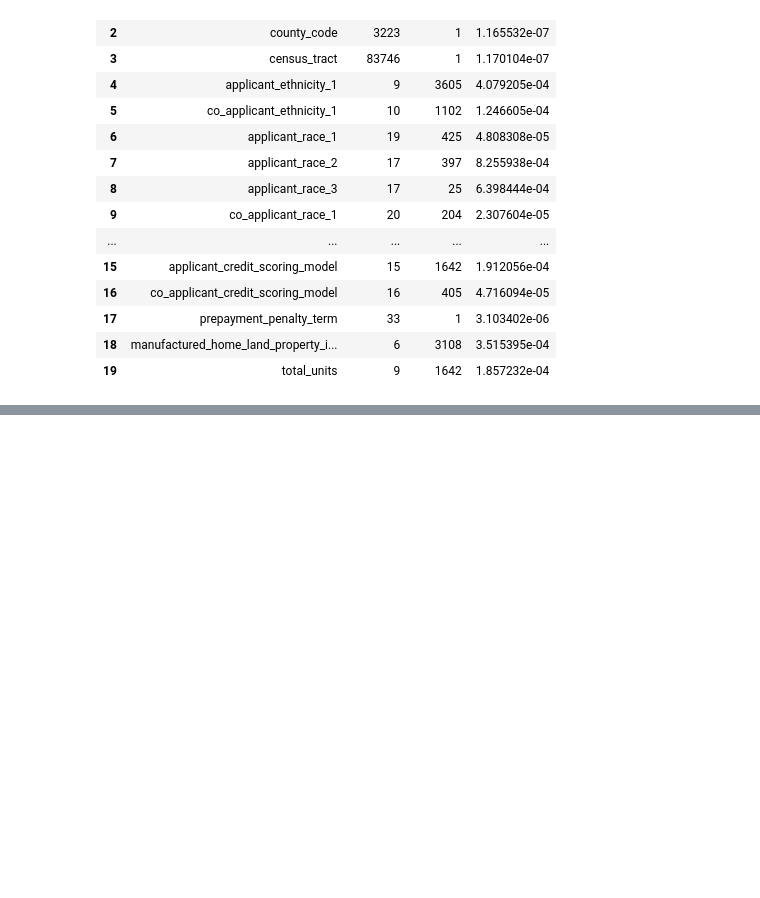
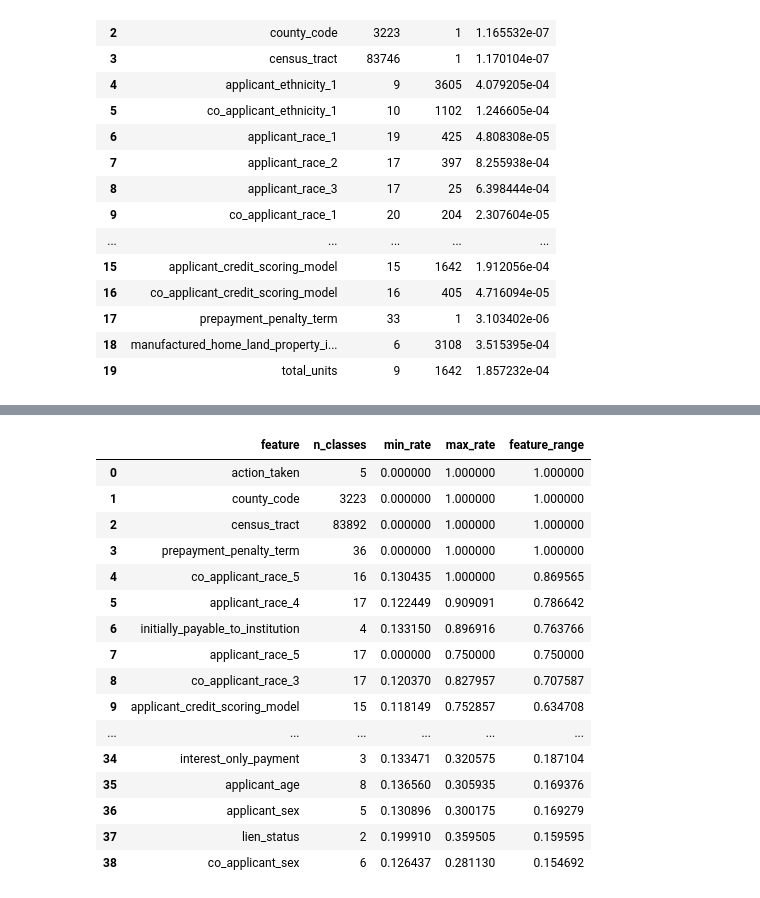
Before and after one commit to emma-hockett/6341_Project, a Jupyter notebook: notebooks/02_eda.ipynb, the cells around one changed output, grey strips where cells are left out. Cells and saved outputs as stored; diff of their text form; code cells hidden in the pictures; blank space fills up the shorter version.

Commit message:
Checks for class imbalance

```diff
--- a/notebooks/02_eda.ipynb
+++ b/notebooks/02_eda.ipynb
@@ -123,0 +139,21 @@ eh.get_categorical_columns_requiring_review(typed_hmda_data, category_cols, cate
+# %%
+# Identify categorical features where the highest and lowest denial rates per class are more than 15% apart.  These categories display class imbalance and may need intervention in feature engineering or modeling.
+eh.identify_categories_with_large_denial_ranges(typed_hmda_data, category_cols, 'denied_flag')
+# %% [output]
+|  | feature | n_classes | min_rate | max_rate | feature_range |
+| 0 | action_taken | 5 | 0.000000 | 1.000000 | 1.000000 |
+| 1 | county_code | 3223 | 0.000000 | 1.000000 | 1.000000 |
+| 2 | census_tract | 83892 | 0.000000 | 1.000000 | 1.000000 |
+| 3 | prepayment_penalty_term | 36 | 0.000000 | 1.000000 | 1.000000 |
+| 4 | co_applicant_race_5 | 16 | 0.130435 | 1.000000 | 0.869565 |
+| 5 | applicant_race_4 | 17 | 0.122449 | 0.909091 | 0.786642 |
+| 6 | initially_payable_to_institution | 4 | 0.133150 | 0.896916 | 0.763766 |
+| 7 | applicant_race_5 | 17 | 0.000000 | 0.750000 | 0.750000 |
+| 8 | co_applicant_race_3 | 17 | 0.120370 | 0.827957 | 0.707587 |
+| 9 | applicant_credit_scoring_model | 15 | 0.118149 | 0.752857 | 0.634708 |
+| ... | ... | ... | ... | ... | ... |
+| 34 | interest_only_payment | 3 | 0.133471 | 0.320575 | 0.187104 |
+| 35 | applicant_age | 8 | 0.136560 | 0.305935 | 0.169376 |
+| 36 | applicant_sex | 5 | 0.130896 | 0.300175 | 0.169279 |
+| 37 | lien_status | 2 | 0.199910 | 0.359505 | 0.159595 |
+| 38 | co_applicant_sex | 6 | 0.126437 | 0.281130 | 0.154692 |
```
Also changed, not shown: parts of 3 cells of this notebook, 1 other file.
